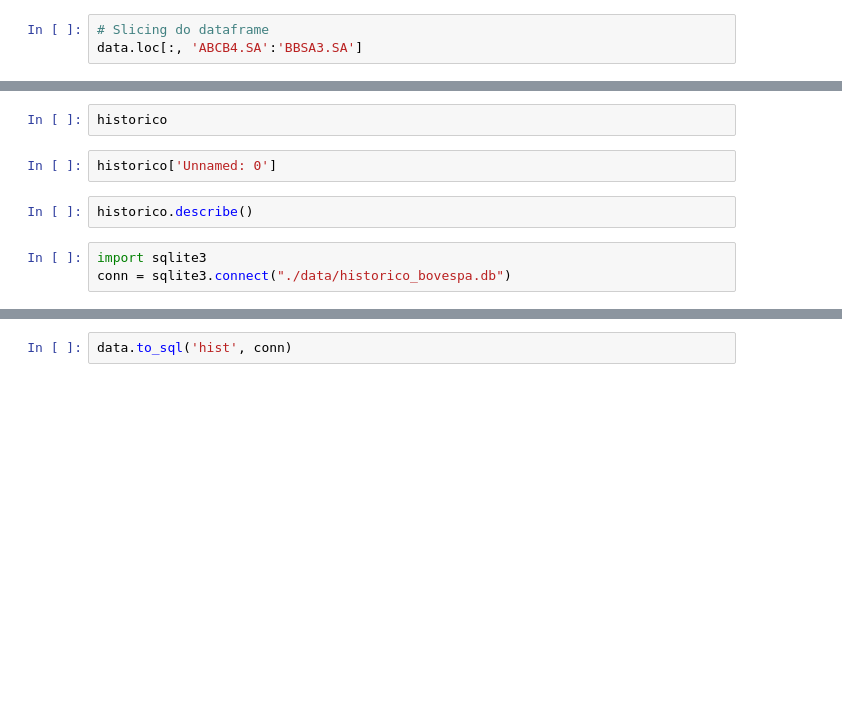
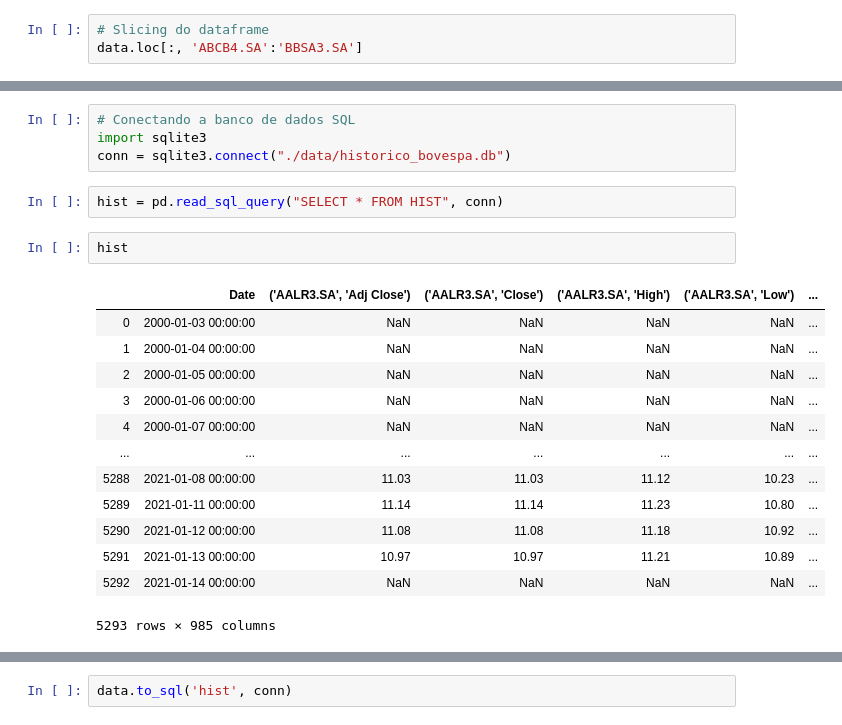
Before and after one commit to rafaelschena/stocks_analyzer, a Jupyter notebook: tests.ipynb, the cells around one changed output, grey strips where cells are left out. Drawn from its saved outputs; the diff is of its cells as text; blank space fills up the shorter version.

```diff
--- a/tests.ipynb
+++ b/tests.ipynb
@@ -62,12 +72,25 @@ try:
     historico = pd.read_csv('./data/base_bovespa.csv')
 except FileNotFoundError:
     print('Arquivo não encontrado')
-# %%
-historico
-# %%
-historico['Unnamed: 0']
-# %%
-historico.describe()
 # %%
+# Conectando a banco de dados SQL
 import sqlite3
 conn = sqlite3.connect("./data/historico_bovespa.db")
+# %%
+hist = pd.read_sql_query("SELECT * FROM HIST", conn)
+# %%
+hist
+# %% [output]
+|  | Date | ('AALR3.SA', 'Adj Close') | ('AALR3.SA', 'Close') | ('AALR3.SA', 'High') | ('AALR3.SA', 'Low') | ... |
+| 0 | 2000-01-03 00:00:00 | NaN | NaN | NaN | NaN | ... |
+| 1 | 2000-01-04 00:00:00 | NaN | NaN | NaN | NaN | ... |
+| 2 | 2000-01-05 00:00:00 | NaN | NaN | NaN | NaN | ... |
+| 3 | 2000-01-06 00:00:00 | NaN | NaN | NaN | NaN | ... |
+| 4 | 2000-01-07 00:00:00 | NaN | NaN | NaN | NaN | ... |
+| ... | ... | ... | ... | ... | ... | ... |
+| 5288 | 2021-01-08 00:00:00 | 11.03 | 11.03 | 11.12 | 10.23 | ... |
+| 5289 | 2021-01-11 00:00:00 | 11.14 | 11.14 | 11.23 | 10.80 | ... |
+| 5290 | 2021-01-12 00:00:00 | 11.08 | 11.08 | 11.18 | 10.92 | ... |
+| 5291 | 2021-01-13 00:00:00 | 10.97 | 10.97 | 11.21 | 10.89 | ... |
+| 5292 | 2021-01-14 00:00:00 | NaN | NaN | NaN | NaN | ... |
+5293 rows × 985 columns
```
Also changed, not shown: parts of 23 cells of this notebook, 3 other files.
